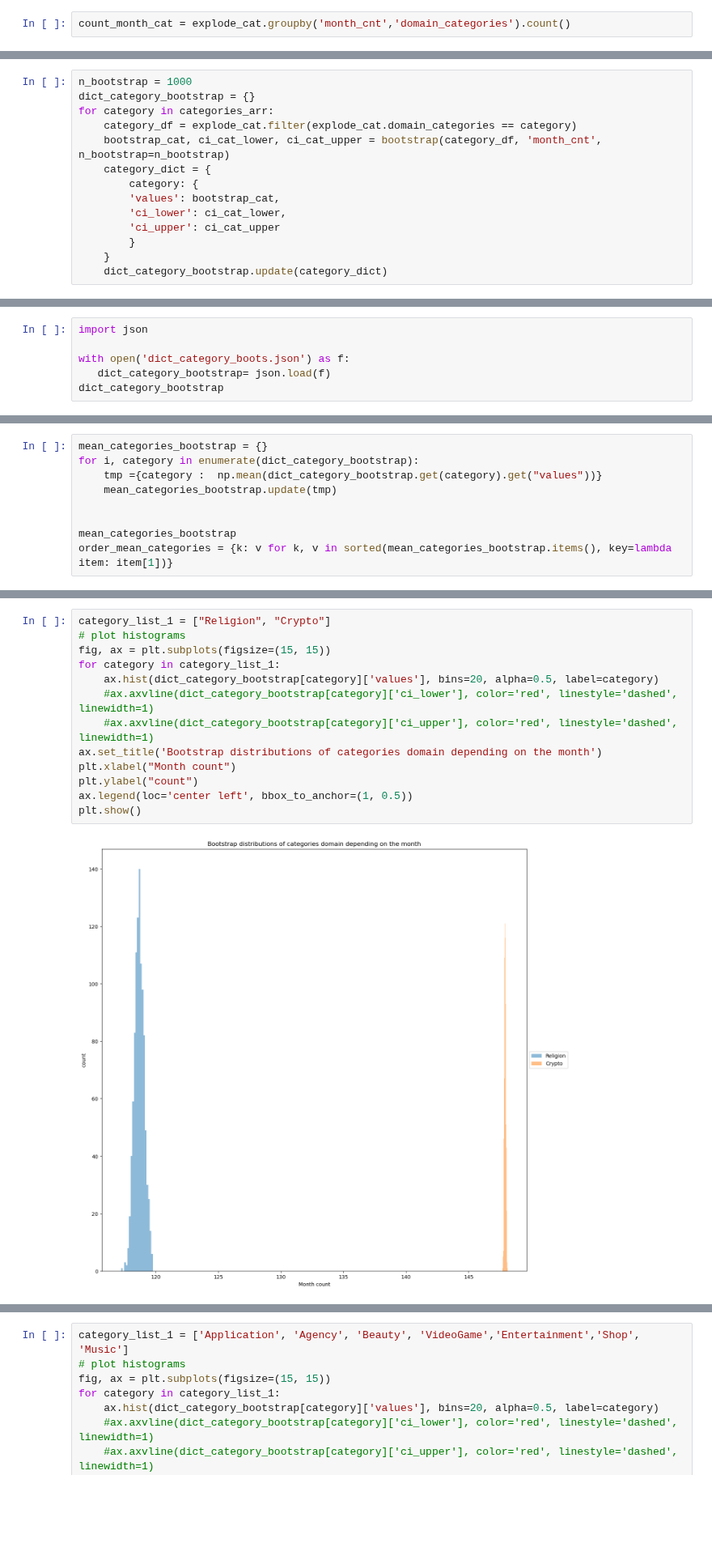
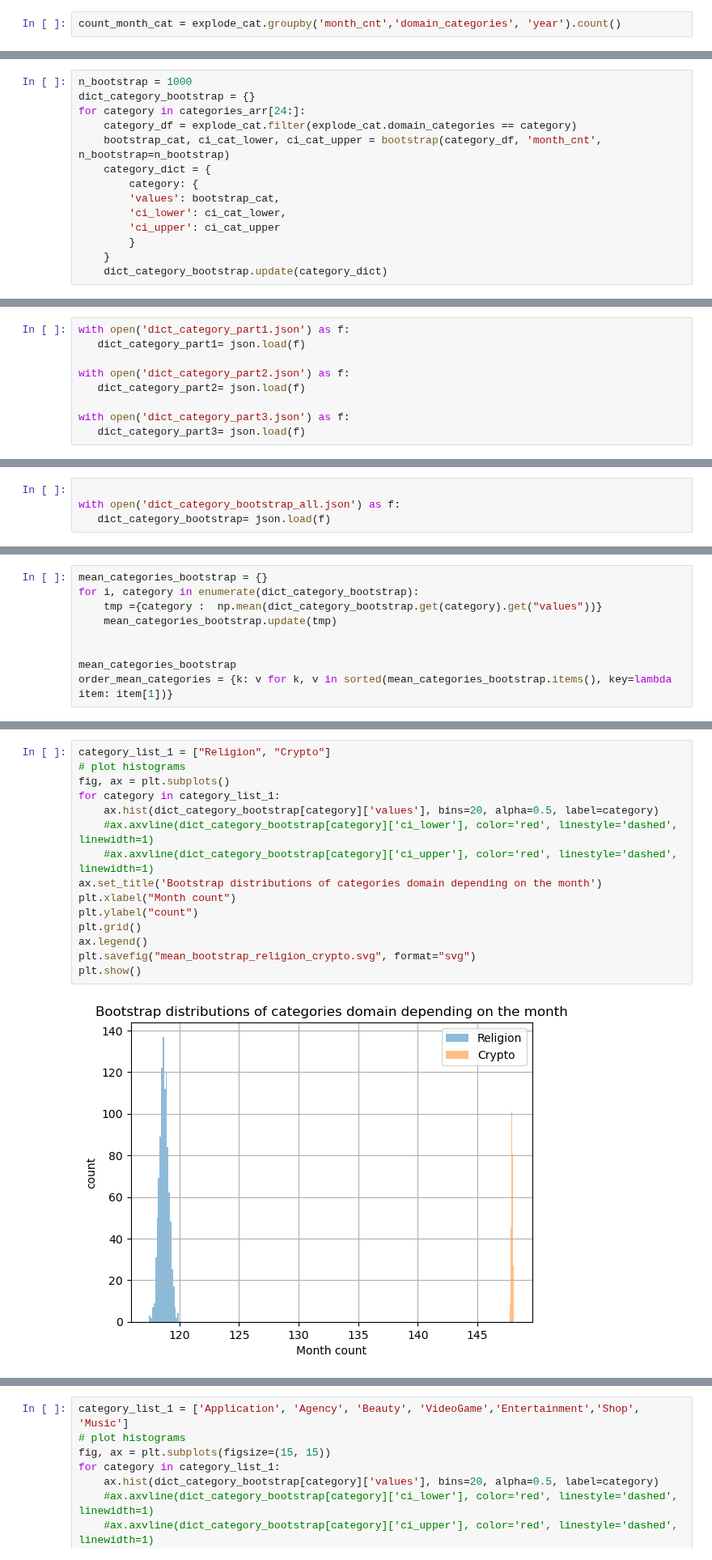
Before and after one commit to epfl-ada/ada-2022-project-fraisetagada, a Jupyter notebook: analysis/month_analysis.ipynb, the cells around one changed output, grey strips where cells are left out. Shown at 81% size. Drawn from its saved outputs; the diff is of its cells as text; blank space fills up the shorter version.

```diff
--- a/analysis/month_analysis.ipynb
+++ b/analysis/month_analysis.ipynb
@@ -157,7 +160,7 @@ explode_cat.head
 # %% [output]
 <bound method DataFrame.head of DataFrame[categories: string, channel_id: string, dislike_count: int, display_id: string, duration: int, like_count: int, tags: string, title: string, upload_date: date ...
 # %%
-count_month_cat = explode_cat.groupby('month_cnt','domain_categories').count()
+count_month_cat = explode_cat.groupby('month_cnt','domain_categories', 'year').count()
 # %% [markdown]
 convert domain count pyspark to Pandas
 # %%
@@ -310,7 +341,7 @@ def bootstrap(df, column, n_bootstrap=1000, alpha=0.05):
 # %%
 n_bootstrap = 1000
 dict_category_bootstrap = {}
-for category in categories_arr:
+for category in categories_arr[24:]:
     category_df = explode_cat.filter(explode_cat.domain_categories == category)
     bootstrap_cat, ci_cat_lower, ci_cat_upper = bootstrap(category_df, 'month_cnt', n_bootstrap=n_bootstrap)
     category_dict = {
@@ -328 +369,10 @@ with open('dict_category_boots.json', 'w') as fp:
     json.dump(dict_category_bootstrap, fp)
+# %%
+with open('dict_category_part1.json') as f:
+   dict_category_part1= json.load(f)
+
+with open('dict_category_part2.json') as f:
+   dict_category_part2= json.load(f)
+
+with open('dict_category_part3.json') as f:
+   dict_category_part3= json.load(f)
@@ -329,6 +391,4 @@ with open('dict_category_boots.json', 'w') as fp:
 # %%
-import json
 
-with open('dict_category_boots.json') as f:
+with open('dict_category_bootstrap_all.json') as f:
    dict_category_bootstrap= json.load(f)
-dict_category_bootstrap
@@ -401,15 +442,17 @@ plt.show()
 # %%
 category_list_1 = ["Religion", "Crypto"]
 # plot histograms
-fig, ax = plt.subplots(figsize=(15, 15))
+fig, ax = plt.subplots()
 for category in category_list_1:
     ax.hist(dict_category_bootstrap[category]['values'], bins=20, alpha=0.5, label=category)
     #ax.axvline(dict_category_bootstrap[category]['ci_lower'], color='red', linestyle='dashed', linewidth=1)
     #ax.axvline(dict_category_bootstrap[category]['ci_upper'], color='red', linestyle='dashed', linewidth=1)
 ax.set_title('Bootstrap distributions of categories domain depending on the month')
 plt.xlabel("Month count")
 plt.ylabel("count")
-ax.legend(loc='center left', bbox_to_anchor=(1, 0.5))
+plt.grid()
+ax.legend()
+plt.savefig("mean_bootstrap_religion_crypto.svg", format="svg")
 plt.show()
 # %% [output]
-[figure, old version]
+[figure, new version]
```
Also changed, not shown: parts of 24 cells of this notebook.
